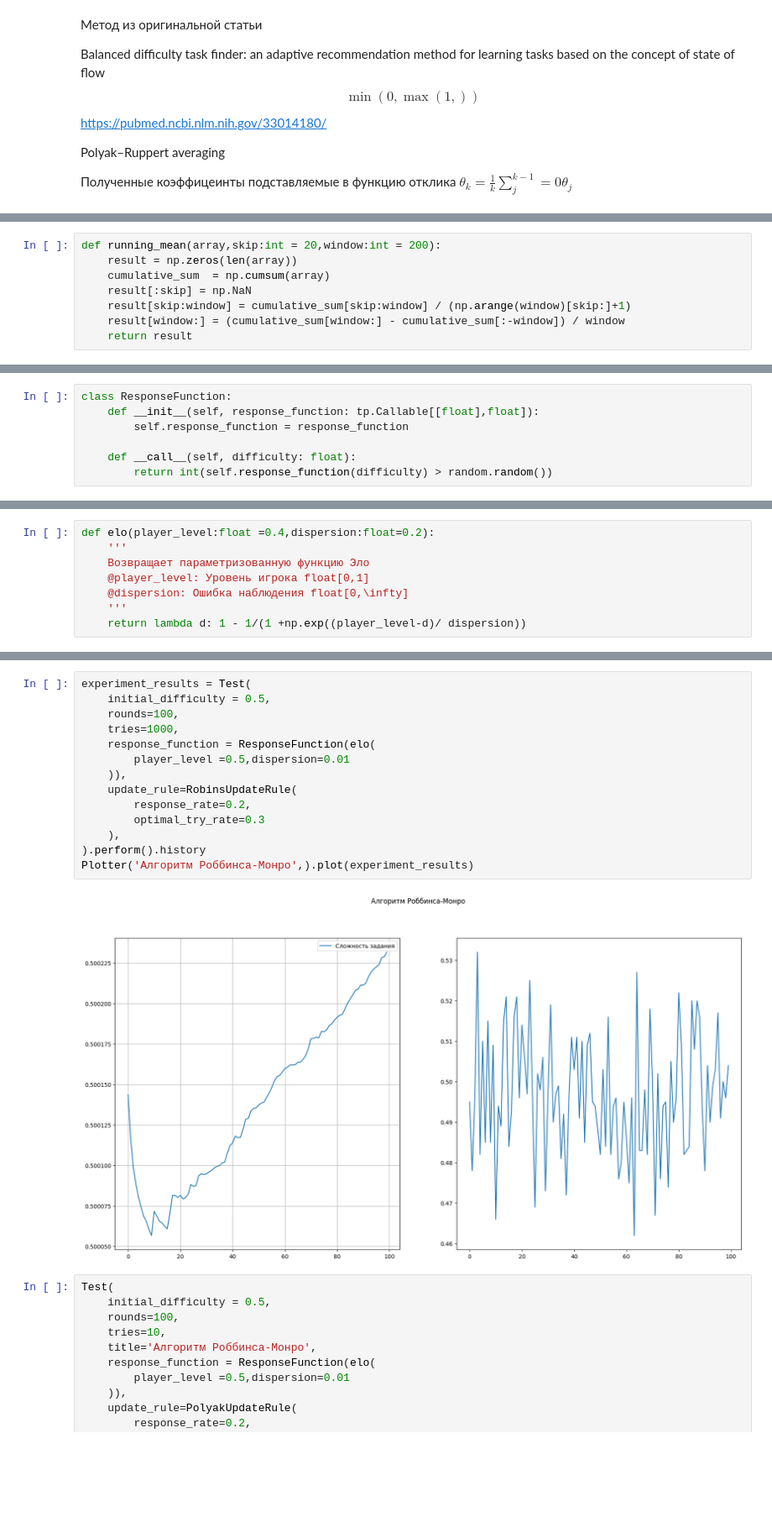
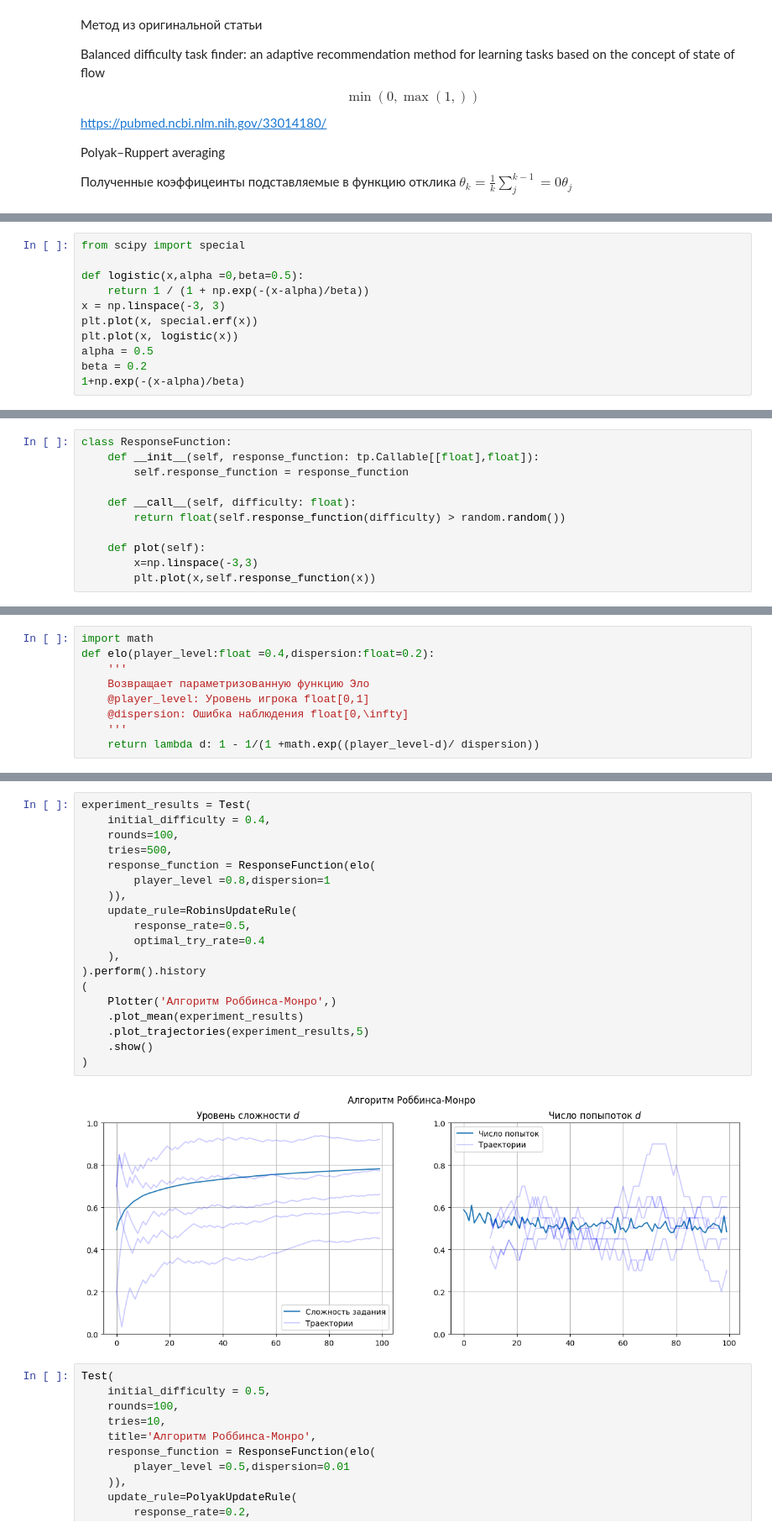
Before and after one commit to NMashalov/EducationGenerativeModelApplication, a Jupyter notebook: experiment/stoch_approx.ipynb, the cells around one changed output, grey strips where cells are left out. Shown at 84% size. Cells and saved outputs as stored; diff of their text form; blank space fills up the shorter version.

Commit message:
plots

```diff
--- a/experiment/stoch_approx.ipynb
+++ b/experiment/stoch_approx.ipynb
@@ -27,3 +13,14 @@ CleverMonkey(name='san').hi()
+# %%
+from scipy import special
+
+def logistic(x,alpha =0,beta=0.5):
+    return 1 / (1 + np.exp(-(x-alpha)/beta))
+x = np.linspace(-3, 3)
+plt.plot(x, special.erf(x))
+plt.plot(x, logistic(x))
+alpha = 0.5
+beta = 0.2
+1+np.exp(-(x-alpha)/beta)
 # %%
 from dataclasses import dataclass
 import matplotlib.pyplot as plt
@@ -36,11 +34,3 @@ import abc
-# %%
-def running_mean(array,skip:int = 20,window:int = 200):
-    result = np.zeros(len(array))
-    cumulative_sum  = np.cumsum(array)
-    result[:skip] = np.NaN
-    result[skip:window] = cumulative_sum[skip:window] / (np.arange(window)[skip:]+1)
-    result[window:] = (cumulative_sum[window:] - cumulative_sum[:-window]) / window
-    return result
 # %%
 class AbstractUpdateRule:
     '''
@@ -101,4 +149,8 @@ class ResponseFunction:
         self.response_function = response_function
 
     def __call__(self, difficulty: float):
-        return int(self.response_function(difficulty) > random.random())
+        return float(self.response_function(difficulty) > random.random())
+
+    def plot(self):
+        x=np.linspace(-3,3)
+        plt.plot(x,self.response_function(x))
@@ -184,10 +237,11 @@ class Test:
         self.difficulty = self.update_rule(previous_difficulty,self.result)
         return  self.difficulty,self.result
 # %%
+import math
 def elo(player_level:float =0.4,dispersion:float=0.2):
     '''
     Возвращает параметризованную функцию Эло
     @player_level: Уровень игрока float[0,1]
     @dispersion: Ошибка наблюдения float[0,\infty]
     '''
-    return lambda d: 1 - 1/(1 +np.exp((player_level-d)/ dispersion))
+    return lambda d: 1 - 1/(1 +math.exp((player_level-d)/ dispersion))
@@ -194,19 +384,24 @@ def elo(player_level:float =0.4,dispersion:float=0.2):
 # %%
 experiment_results = Test(
-    initial_difficulty = 0.5,
+    initial_difficulty = 0.4,
     rounds=100,
-    tries=1000,
+    tries=500,
     response_function = ResponseFunction(elo(
-        player_level =0.5,dispersion=0.01
+        player_level =0.8,dispersion=1
     )),
     update_rule=RobinsUpdateRule(
-        response_rate=0.2,
-        optimal_try_rate=0.3
+        response_rate=0.5,
+        optimal_try_rate=0.4
     ),
 ).perform().history
-Plotter('Алгоритм Роббинса-Монро',).plot(experiment_results)
+(
+    Plotter('Алгоритм Роббинса-Монро',)
+    .plot_mean(experiment_results)
+    .plot_trajectories(experiment_results,5)
+    .show()
+)
 # %% [output]
-[figure, old version]
+[figure, new version]
 # %%
 Test(
     initial_difficulty = 0.5,
```
Also changed, not shown: parts of 14 cells of this notebook, 12 other files.
